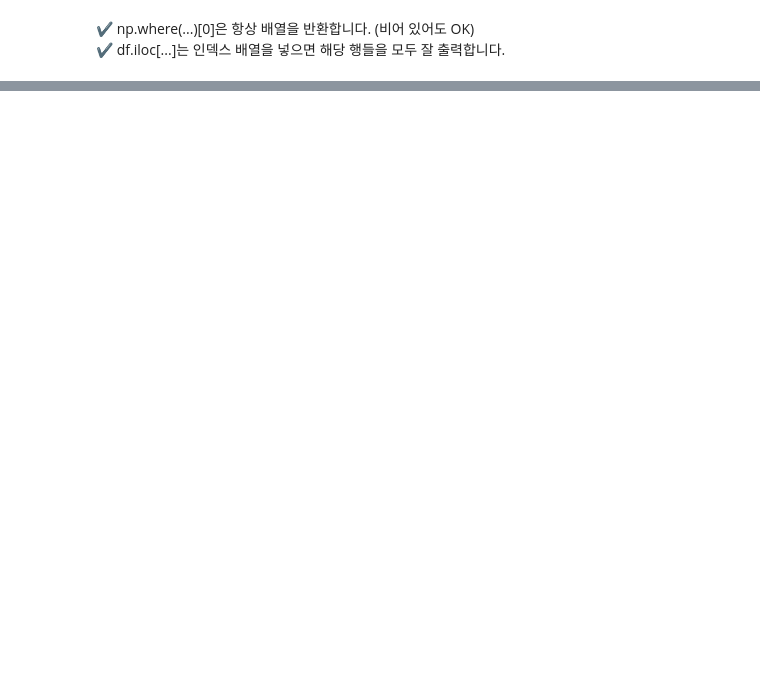
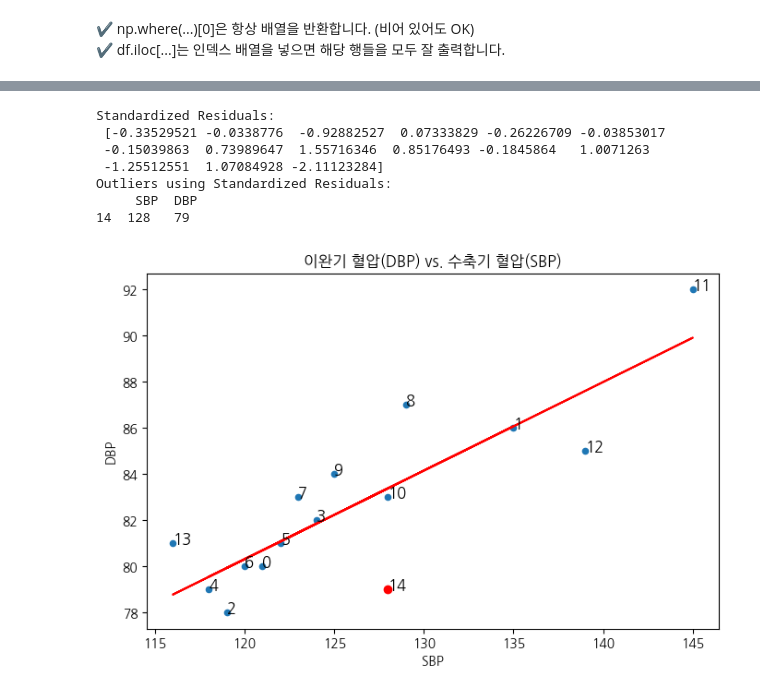
Before and after one commit to ppvid/biostat, a Jupyter notebook: 회귀진단.ipynb, the cells around one changed output, grey strips where cells are left out. Saved outputs shown, nothing was run; the diff lists cells and outputs as text; code cells hidden in the pictures; blank space fills up the shorter version.

```diff
--- a/회귀진단.ipynb
+++ b/회귀진단.ipynb
@@ -230,0 +264,17 @@ Outliers using Leverage:
+# %%
+resid_standard=model.resid_pearson
+print('Standardized Residuals: \n', resid_standard)
+#절대값이 2 이상인 것을 이상치로 정의
+outliers=np.where(np.abs(resid_standard)>2)[0]
+print('Outliers using Standardized Residuals: \n', df.iloc[outliers])
+
+showOutlier(df,'SBP','DBP', model, outliers)
+# %% [output]
+Standardized Residuals:
+ [-0.33529521 -0.0338776  -0.92882527  0.07333829 -0.26226709 -0.03853017
+ -0.15039863  0.73989647  1.55716346  0.85176493 -0.1845864   1.0071263
+ -1.25512551  1.07084928 -2.11123284]
+Outliers using Standardized Residuals:
+     SBP  DBP
+14  128   79
+[figure, added]
```
Also changed, not shown: parts of 12 cells of this notebook.
